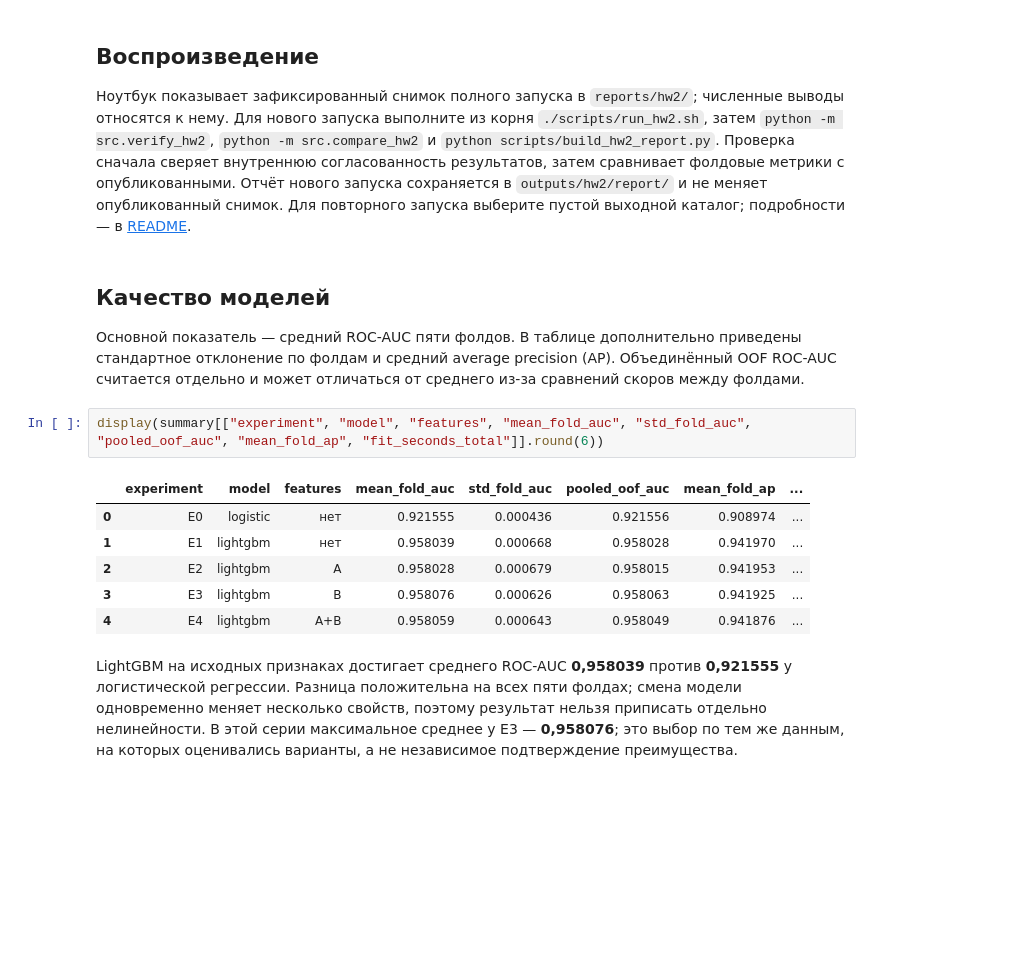
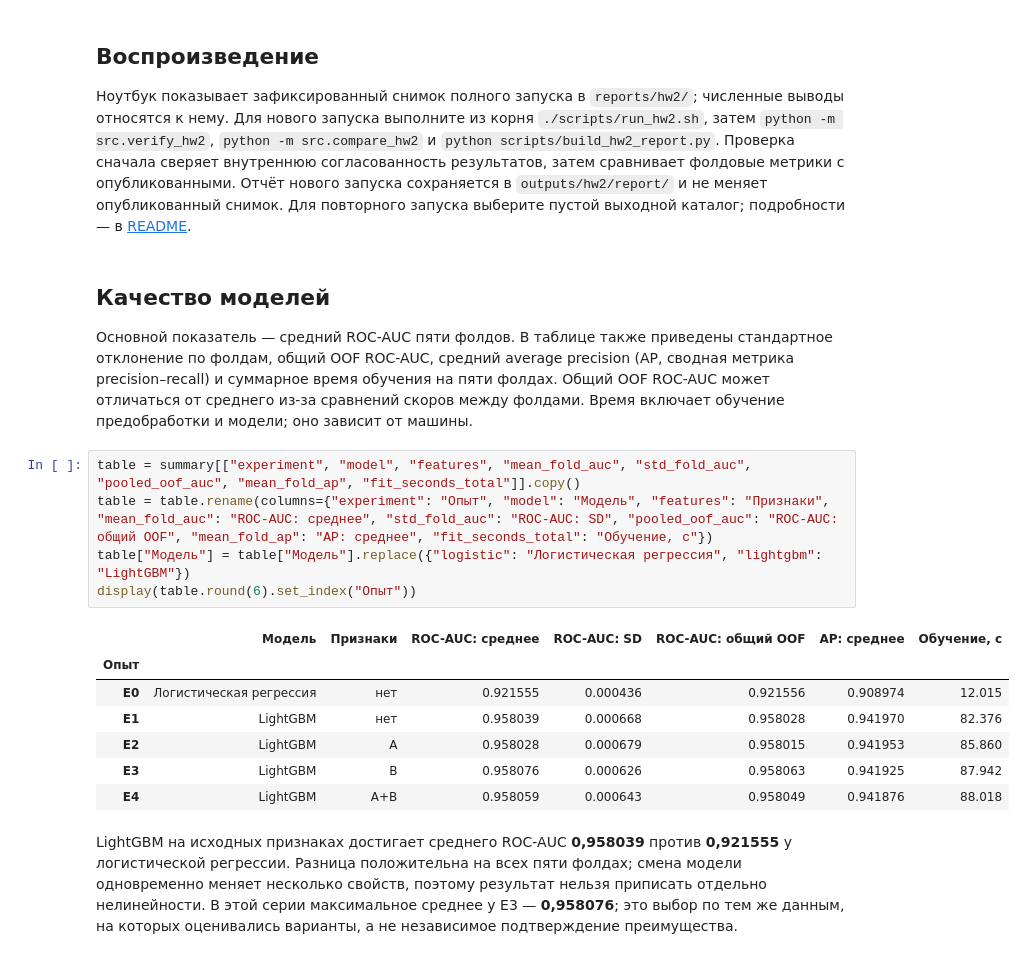
Before and after one commit to dmagog/s6e10-ml-rnd, a Jupyter notebook: notebooks/02_model_and_ablation.ipynb, the cells around one changed output. Saved outputs shown, nothing was run; the diff lists cells and outputs as text; blank space fills up the shorter version.

Commit message:
Clarify experiment tables and visualize travel slices

```diff
--- a/notebooks/02_model_and_ablation.ipynb
+++ b/notebooks/02_model_and_ablation.ipynb
@@ -36,16 +36,20 @@ slices = pd.read_csv(report / "slices.csv")
 # %% [markdown]
 ## Качество моделей
 
-Основной показатель — средний ROC-AUC пяти фолдов. В таблице дополнительно приведены стандартное отклонение по фолдам и средний average precision (AP). Объединённый OOF ROC-AUC считается отдельно и может отличаться от среднего из-за сравнений скоров между фолдами.
+Основной показатель — средний ROC-AUC пяти фолдов. В таблице также приведены стандартное отклонение по фолдам, общий OOF ROC-AUC, средний average precision (AP, сводная метрика precision–recall) и суммарное время обучения на пяти фолдах. Общий OOF ROC-AUC может отличаться от среднего из-за сравнений скоров между фолдами. Время включает обучение предобработки и модели; оно зависит от машины.
 # %%
-display(summary[["experiment", "model", "features", "mean_fold_auc", "std_fold_auc", "pooled_oof_auc", "mean_fold_ap", "fit_seconds_total"]].round(6))
+table = summary[["experiment", "model", "features", "mean_fold_auc", "std_fold_auc", "pooled_oof_auc", "mean_fold_ap", "fit_seconds_total"]].copy()
+table = table.rename(columns={"experiment": "Опыт", "model": "Модель", "features": "Признаки", "mean_fold_auc": "ROC-AUC: среднее", "std_fold_auc": "ROC-AUC: SD", "pooled_oof_auc": "ROC-AUC: общий OOF", "mean_fold_ap": "AP: среднее", "fit_seconds_total": "Обучение, с"})
+table["Модель"] = table["Модель"].replace({"logistic": "Логистическая регрессия", "lightgbm": "LightGBM"})
+display(table.round(6).set_index("Опыт"))
 # %% [output]
-|  | experiment | model | features | mean_fold_auc | std_fold_auc | pooled_oof_auc | mean_fold_ap | ... |
-| 0 | E0 | logistic | нет | 0.921555 | 0.000436 | 0.921556 | 0.908974 | ... |
-| 1 | E1 | lightgbm | нет | 0.958039 | 0.000668 | 0.958028 | 0.941970 | ... |
-| 2 | E2 | lightgbm | A | 0.958028 | 0.000679 | 0.958015 | 0.941953 | ... |
-| 3 | E3 | lightgbm | B | 0.958076 | 0.000626 | 0.958063 | 0.941925 | ... |
-| 4 | E4 | lightgbm | A+B | 0.958059 | 0.000643 | 0.958049 | 0.941876 | ... |
+|  | Модель | Признаки | ROC-AUC: среднее | ROC-AUC: SD | ROC-AUC: общий OOF | AP: среднее | Обучение, с |
+| Опыт |  |  |  |  |  |  |  |
+| E0 | Логистическая регрессия | нет | 0.921555 | 0.000436 | 0.921556 | 0.908974 | 12.015 |
+| E1 | LightGBM | нет | 0.958039 | 0.000668 | 0.958028 | 0.941970 | 82.376 |
+| E2 | LightGBM | A | 0.958028 | 0.000679 | 0.958015 | 0.941953 | 85.860 |
+| E3 | LightGBM | B | 0.958076 | 0.000626 | 0.958063 | 0.941925 | 87.942 |
+| E4 | LightGBM | A+B | 0.958059 | 0.000643 | 0.958049 | 0.941876 | 88.018 |
 # %% [markdown]
 LightGBM на исходных признаках достигает среднего ROC-AUC **0,958039** против **0,921555** у логистической регрессии. Разница положительна на всех пяти фолдах; смена модели одновременно меняет несколько свойств, поэтому результат нельзя приписать отдельно нелинейности. В этой серии максимальное среднее у E3 — **0,958076**; это выбор по тем же данным, на которых оценивались варианты, а не независимое подтверждение преимущества.
 # %%
```
Also changed, not shown: parts of 5 cells of this notebook, 3 other files.
